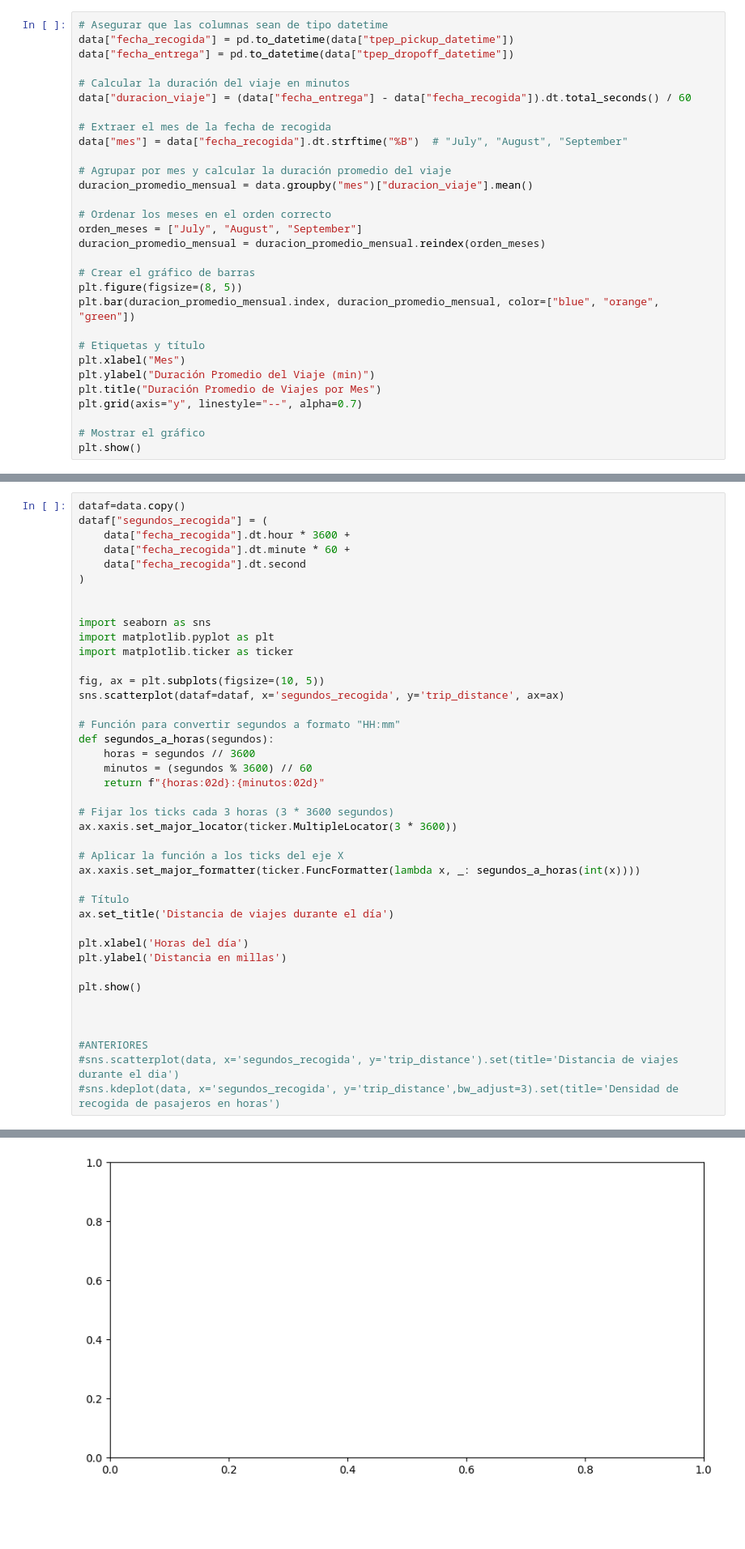
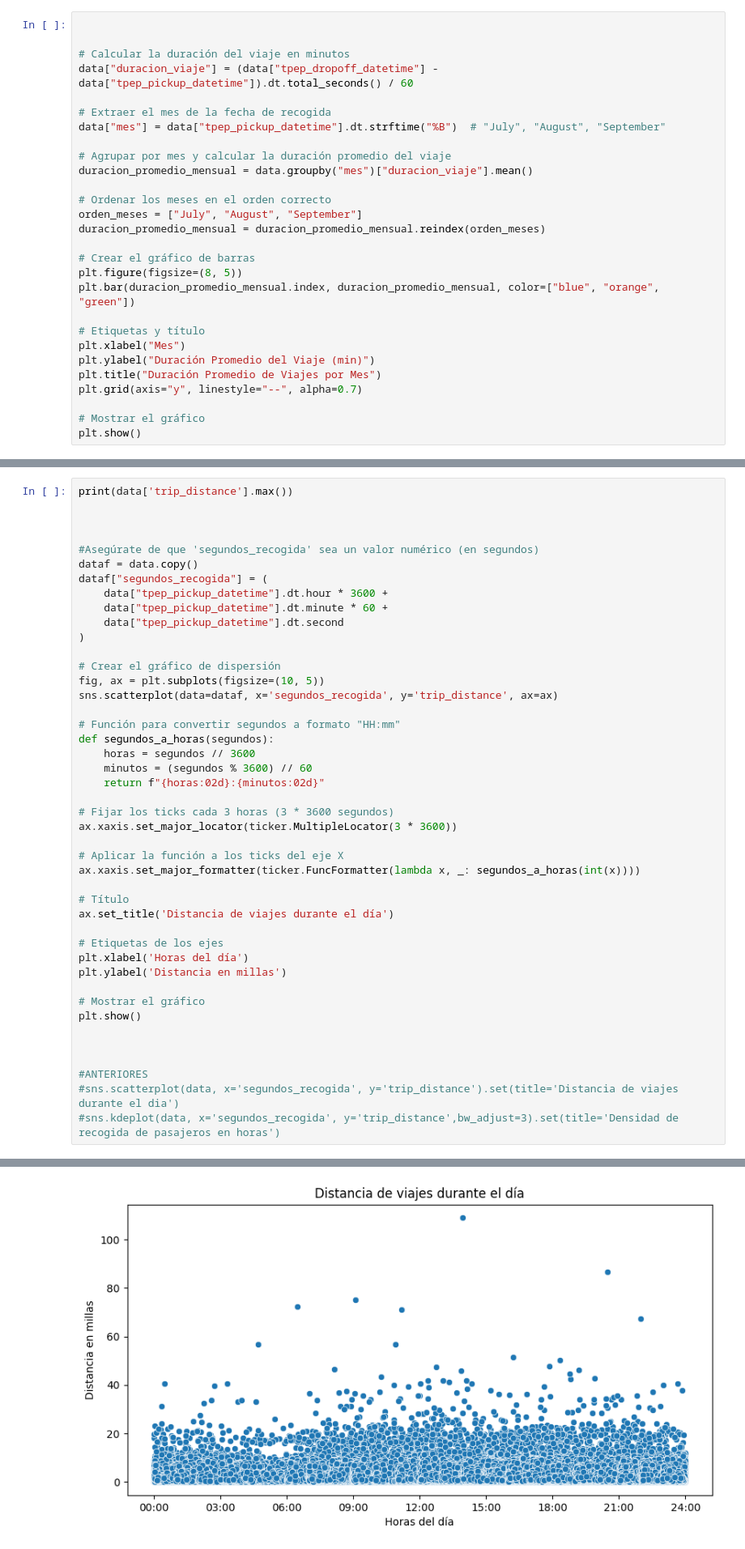
Before and after one commit to CD-GRUPO3/TA047R-1C2025-GRUPO03, a Jupyter notebook: TA047R_TP1_GRUPO03_ENTREGA_EJ1.ipynb, the cells around one changed output, grey strips where cells are left out. Shown at 81% size. Saved outputs shown, nothing was run; the diff lists cells and outputs as text; blank space fills up the shorter version.

```diff
--- a/TA047R_TP1_GRUPO03_ENTREGA_EJ1.ipynb
+++ b/TA047R_TP1_GRUPO03_ENTREGA_EJ1.ipynb
@@ -438,15 +431,13 @@ plt.show()         # Mostrar el gráfico
 # %% [markdown]
 En este grafico, queremos ver cuales son los valores mas usuales de pasajeros (no ponemos foco en ver la diferencia del resto de valores, ya que no es muy relevante)
 # %%
-# Asegurar que las columnas sean de tipo datetime
-data["fecha_recogida"] = pd.to_datetime(data["tpep_pickup_datetime"])
-data["fecha_entrega"] = pd.to_datetime(data["tpep_dropoff_datetime"])
+
 
 # Calcular la duración del viaje en minutos
-data["duracion_viaje"] = (data["fecha_entrega"] - data["fecha_recogida"]).dt.total_seconds() / 60
+data["duracion_viaje"] = (data["tpep_dropoff_datetime"] - data["tpep_pickup_datetime"]).dt.total_seconds() / 60
 
 # Extraer el mes de la fecha de recogida
-data["mes"] = data["fecha_recogida"].dt.strftime("%B")  # "July", "August", "September"
+data["mes"] = data["tpep_pickup_datetime"].dt.strftime("%B")  # "July", "August", "September"
 
 # Agrupar por mes y calcular la duración promedio del viaje
 duracion_promedio_mensual = data.groupby("mes")["duracion_viaje"].mean()
@@ -472,18 +463,19 @@ plt.show()
 # %%
-dataf=data.copy()
+print(data['trip_distance'].max())
+
+
+
+#Asegúrate de que 'segundos_recogida' sea un valor numérico (en segundos)
+dataf = data.copy()
 dataf["segundos_recogida"] = (
-    data["fecha_recogida"].dt.hour * 3600 +
-    data["fecha_recogida"].dt.minute * 60 +
-    data["fecha_recogida"].dt.second
+    data["tpep_pickup_datetime"].dt.hour * 3600 +
+    data["tpep_pickup_datetime"].dt.minute * 60 +
+    data["tpep_pickup_datetime"].dt.second
 )
 
-
-import seaborn as sns
-import matplotlib.pyplot as plt
-import matplotlib.ticker as ticker
-
+# Crear el gráfico de dispersión
 fig, ax = plt.subplots(figsize=(10, 5))
-sns.scatterplot(dataf=dataf, x='segundos_recogida', y='trip_distance', ax=ax)
+sns.scatterplot(data=dataf, x='segundos_recogida', y='trip_distance', ax=ax)
 
 # Función para convertir segundos a formato "HH:mm"
 def segundos_a_horas(segundos):
@@ -500,9 +492,11 @@ ax.xaxis.set_major_formatter(ticker.FuncFormatter(lambda x, _: segundos_a_horas(
 # Título
 ax.set_title('Distancia de viajes durante el día')
 
+# Etiquetas de los ejes
 plt.xlabel('Horas del día')
 plt.ylabel('Distancia en millas')
 
+# Mostrar el gráfico
 plt.show()
 
 
@@ -515,4 +509,4 @@ ValueError: Could not interpret value `segundos_recogida` for `x`. Value is a st
-[figure, old version]
+[figure, new version]
 # %% [markdown]
 Viendo este grafico, podriamos inicialmente deducir que el supuesto que habiamos dicho,parece ser correcto.
 
```
Also changed, not shown: parts of 18 cells of this notebook.
